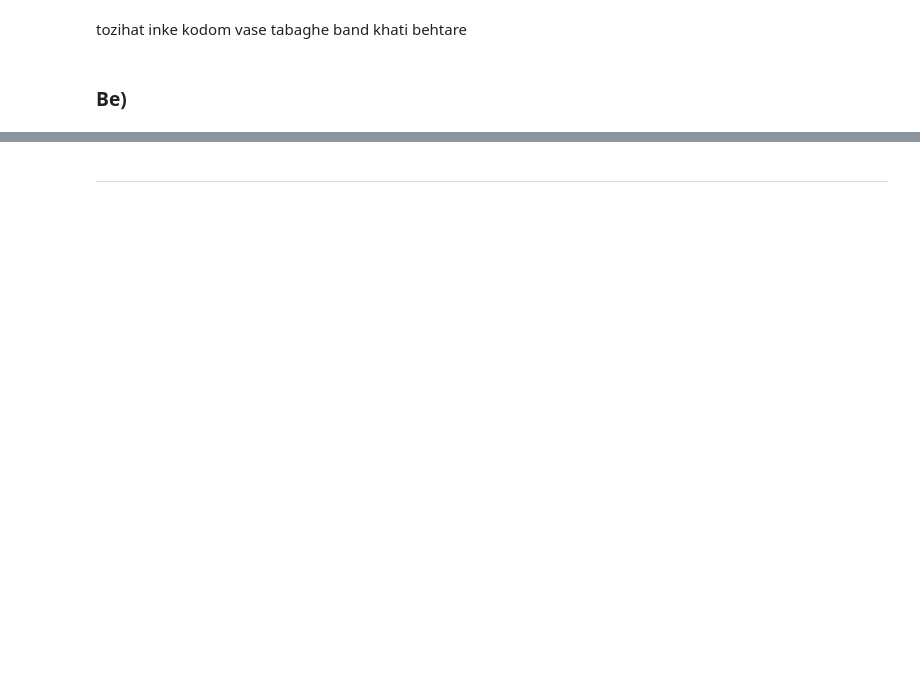
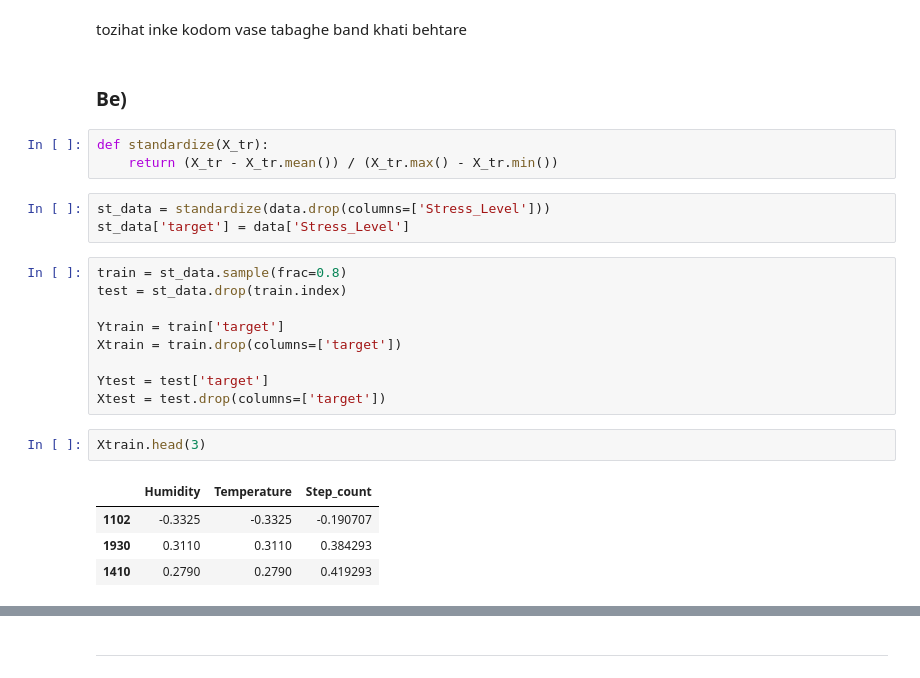
Before and after one commit to Arashlf/UT_ML_Course, a Jupyter notebook: Homework2/Q4-6.ipynb, the cells around one changed output, grey strips where cells are left out. Saved outputs shown, nothing was run; the diff lists cells and outputs as text; blank space fills up the shorter version.

```diff
--- a/Homework2/Q4-6.ipynb
+++ b/Homework2/Q4-6.ipynb
@@ -152,3 +162,25 @@ plt.show()
 tozihat inke kodom vase tabaghe band khati behtare
 # %% [markdown]
 ### Be)
+# %%
+def standardize(X_tr):
+    return (X_tr - X_tr.mean()) / (X_tr.max() - X_tr.min())
+# %%
+st_data = standardize(data.drop(columns=['Stress_Level']))
+st_data['target'] = data['Stress_Level']
+# %%
+train = st_data.sample(frac=0.8)
+test = st_data.drop(train.index)
+
+Ytrain = train['target']
+Xtrain = train.drop(columns=['target'])
+
+Ytest = test['target']
+Xtest = test.drop(columns=['target'])
+# %%
+Xtrain.head(3)
+# %% [output]
+|  | Humidity | Temperature | Step_count |
+| 1102 | -0.3325 | -0.3325 | -0.190707 |
+| 1930 | 0.3110 | 0.3110 | 0.384293 |
+| 1410 | 0.2790 | 0.2790 | 0.419293 |
```
Also changed, not shown: parts of 15 cells of this notebook.
